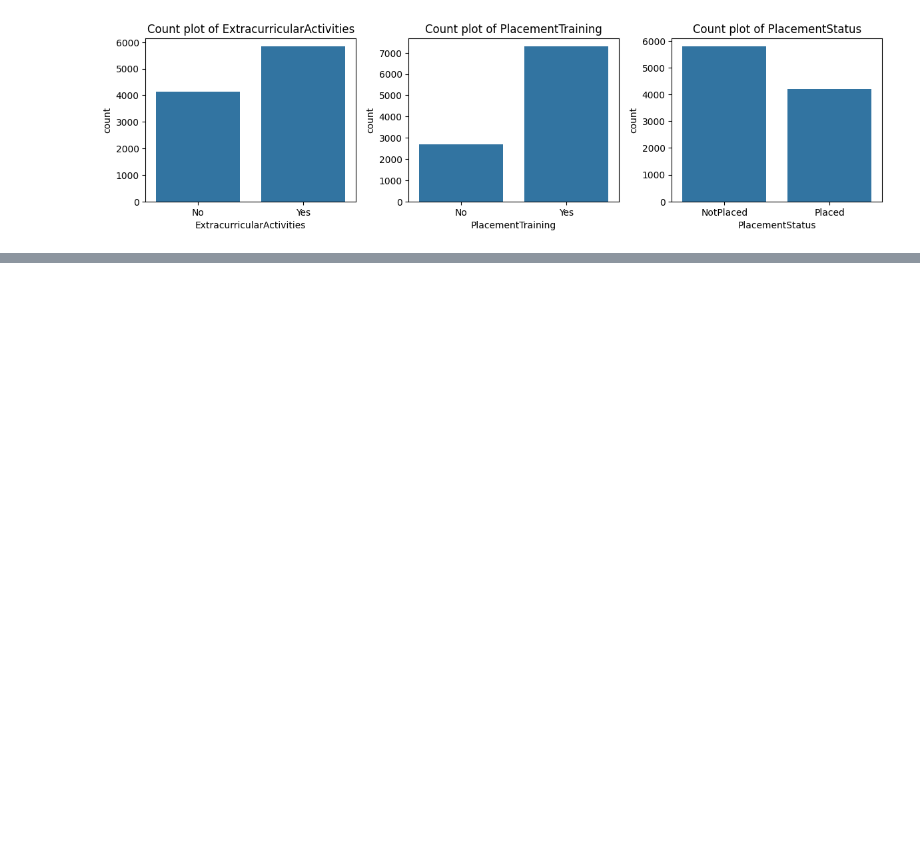
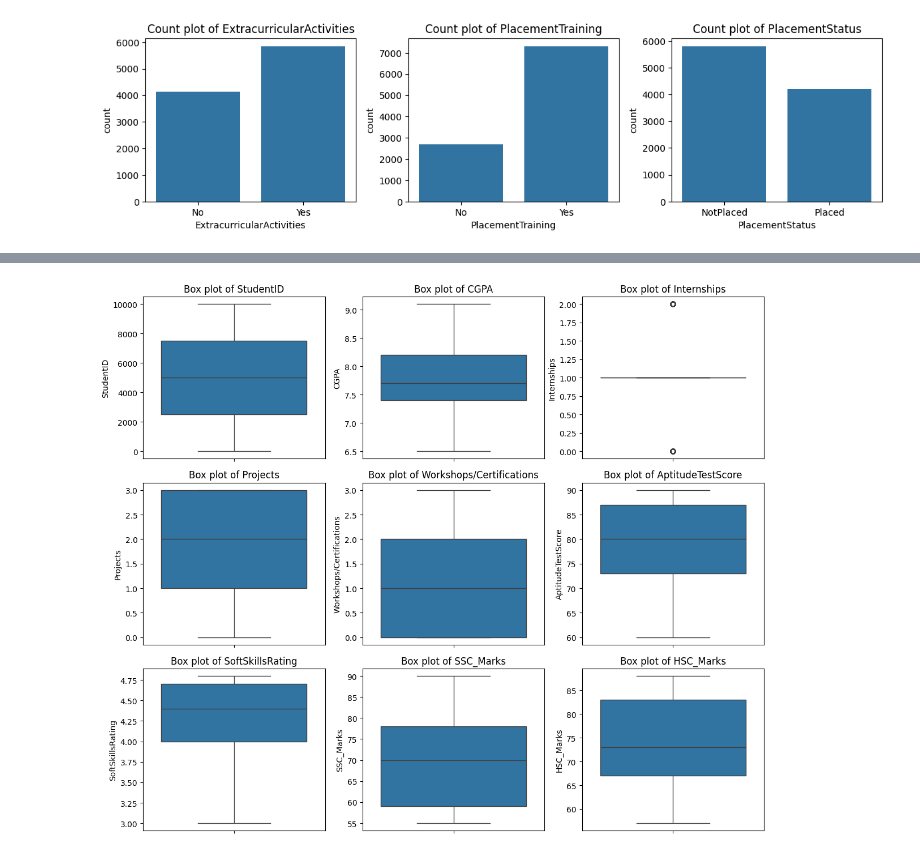
Before and after one commit to ShashankMk031/Placement_Prediction_dataset, a Jupyter notebook: eda.ipynb, the cells around one changed output, grey strips where cells are left out. Saved outputs shown, nothing was run; the diff lists cells and outputs as text; code cells hidden in the pictures; blank space fills up the shorter version.

```diff
--- a/eda.ipynb
+++ b/eda.ipynb
@@ -41,0 +105,11 @@ plt.show()
+# %%
+plt.figure(figsize=(12,10))
+for i, col in enumerate(numerical_cols,1):
+    plt.subplot(3, 3, i)
+    sns.boxplot(data = data[col])
+    plt.title(f"Box plot of {col}")
+
+plt.tight_layout()
+plt.show()
+# %% [output]
+[figure, added]
```
Also changed, not shown: parts of 8 cells of this notebook.
